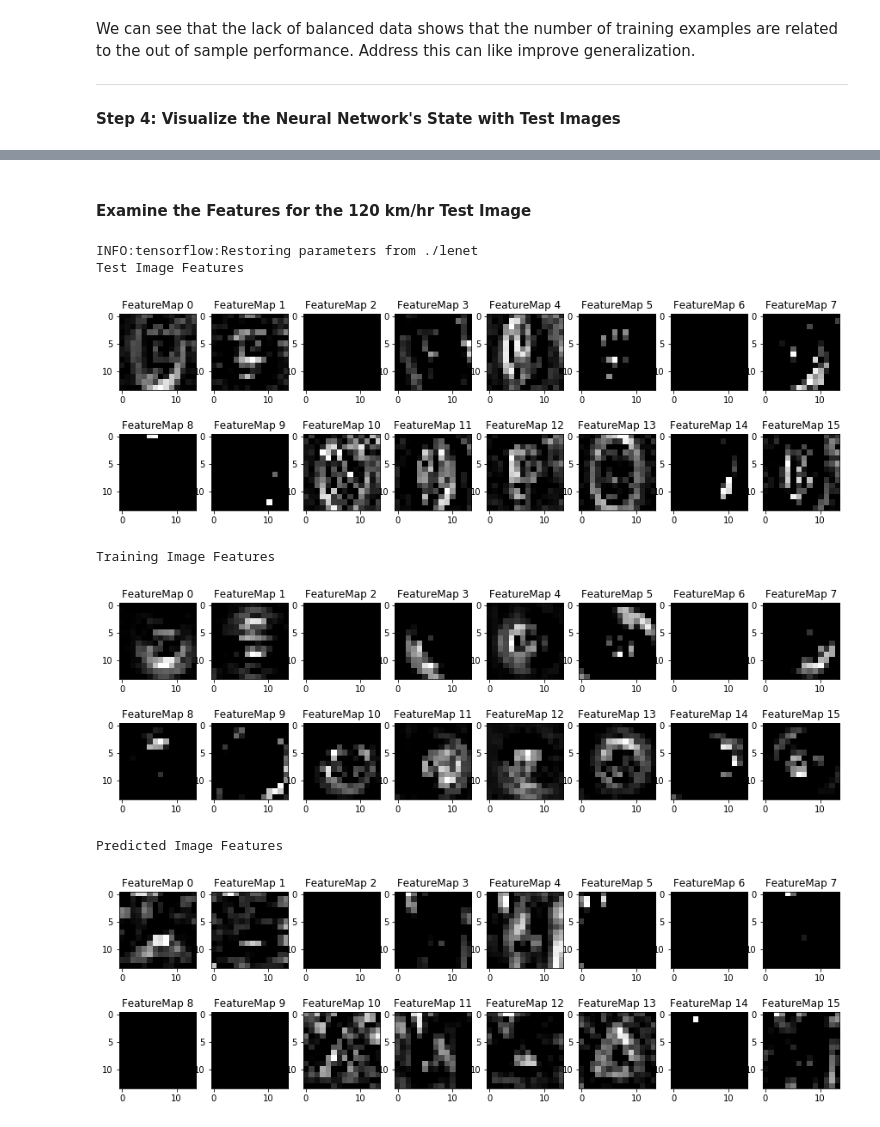
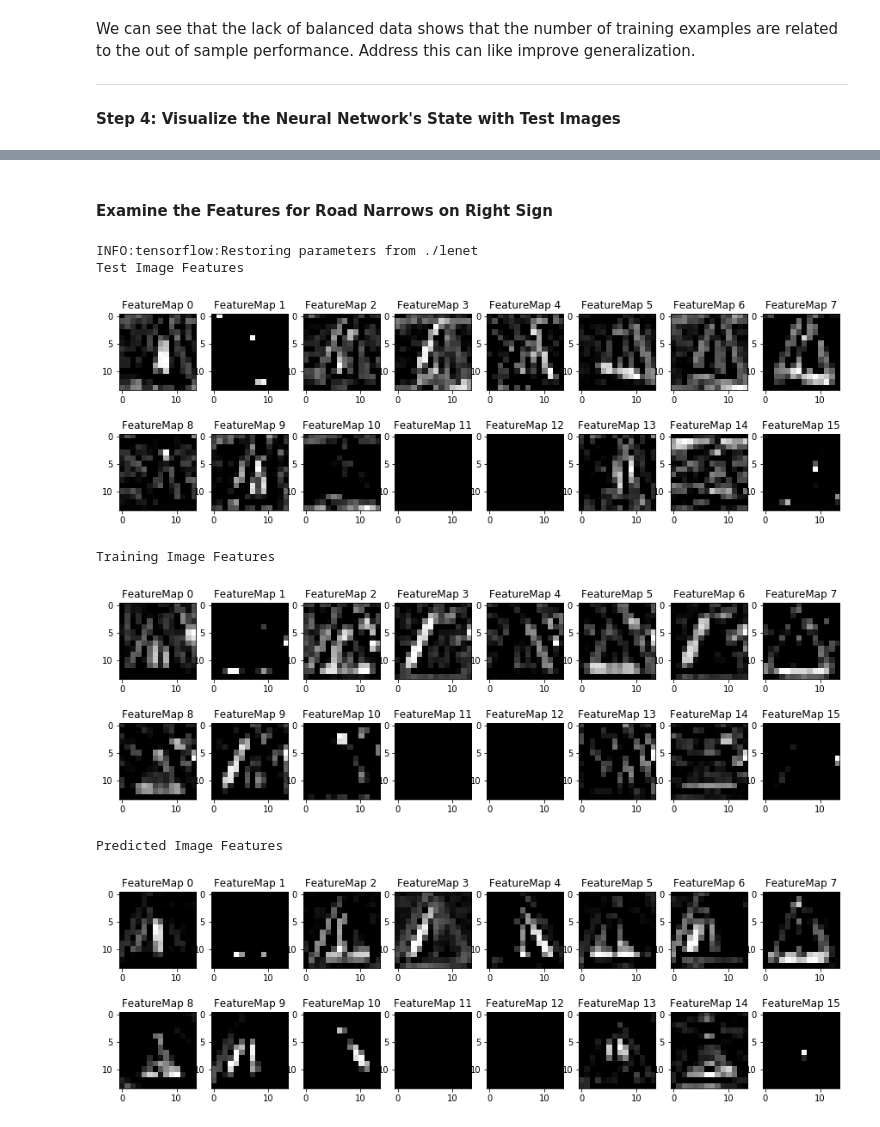
Before and after one commit to bryantravissmith/Self-Driving-Car, a Jupyter notebook: CarND-Traffic-Sign-Classifier-Project/Traffic Sign Classifier Report.ipynb, the cells around one changed output, grey strips where cells are left out. Saved outputs shown, nothing was run; the diff lists cells and outputs as text; code cells hidden in the pictures.

```diff
--- a/CarND-Traffic-Sign-Classifier-Project/Traffic Sign Classifier Report.ipynb
+++ b/CarND-Traffic-Sign-Classifier-Project/Traffic Sign Classifier Report.ipynb
@@ -430,26 +448,26 @@ def outputFeatureMap(image_input, tf_activation, session, activation_min=-1, act
         if featuremap >= 6*8-1:
             break
 # %% [markdown]
-#### Examine the Features for the 120 km/hr Test Image
+#### Examine the Features for Road Narrows on Right Sign
 # %%
 with tf.Session() as sess:
     saver.restore(sess, tf.train.latest_checkpoint('.'))
     print("Test Image Features")
-    outputFeatureMap(X_test_2[:1,:,:,:],pool_1, sess)
+    outputFeatureMap(X_test_2[3:4,:,:,:],pool_1, sess)
     plt.show()
     print("Training Image Features")
-    outputFeatureMap(X_train[np.argwhere(y_train==8)[:,0],:,:,:][:1],pool_1, sess)
+    outputFeatureMap(X_train[np.argwhere(y_train==24)[:,0],:,:,:][:1],pool_1, sess)
     plt.show()
     print("Predicted Image Features")
-    outputFeatureMap(X_train[np.argwhere(y_train==22)[:,0],:,:,:][:1],pool_1, sess)
+    outputFeatureMap(X_train[np.argwhere(y_train==18)[:,0],:,:,:][:1],pool_1, sess)
 # %% [output]
 INFO:tensorflow:Restoring parameters from ./lenet
 Test Image Features
-[figure, old version]
+[figure, new version]
 Training Image Features
-[figure, old version]
+[figure, new version]
 Predicted Image Features
-[figure, old version]
+[figure, new version]
 # %% [markdown]
 To my eyes, the the first layer features of the test image look much closer to the layers_1 features of the correct training image than the final predicted label training image.
 
```
Also changed, not shown: parts of 17 cells of this notebook, 5 other files.
